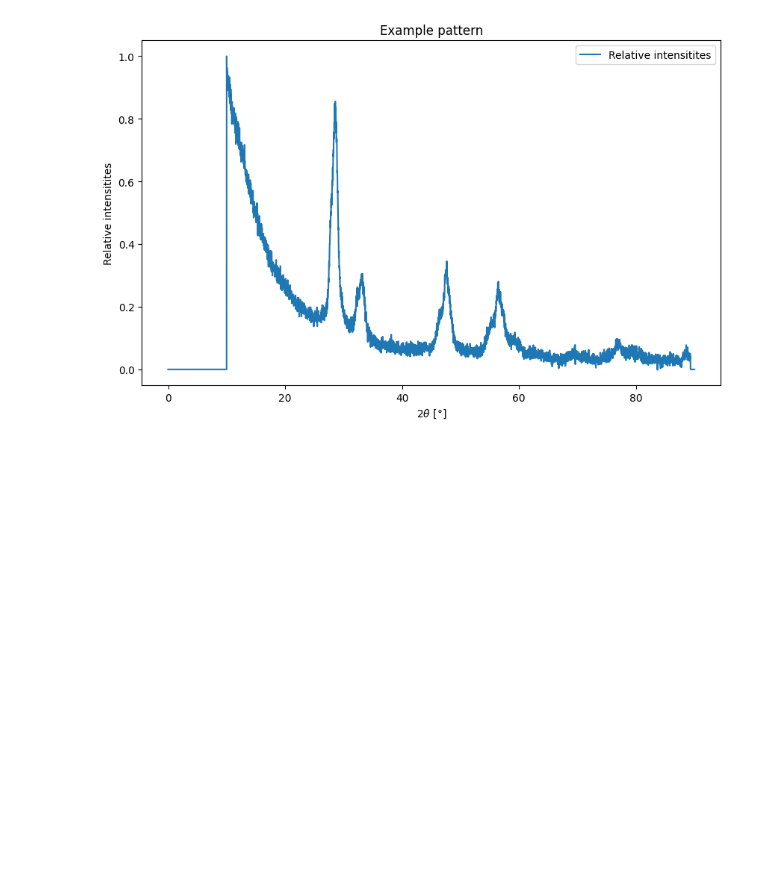
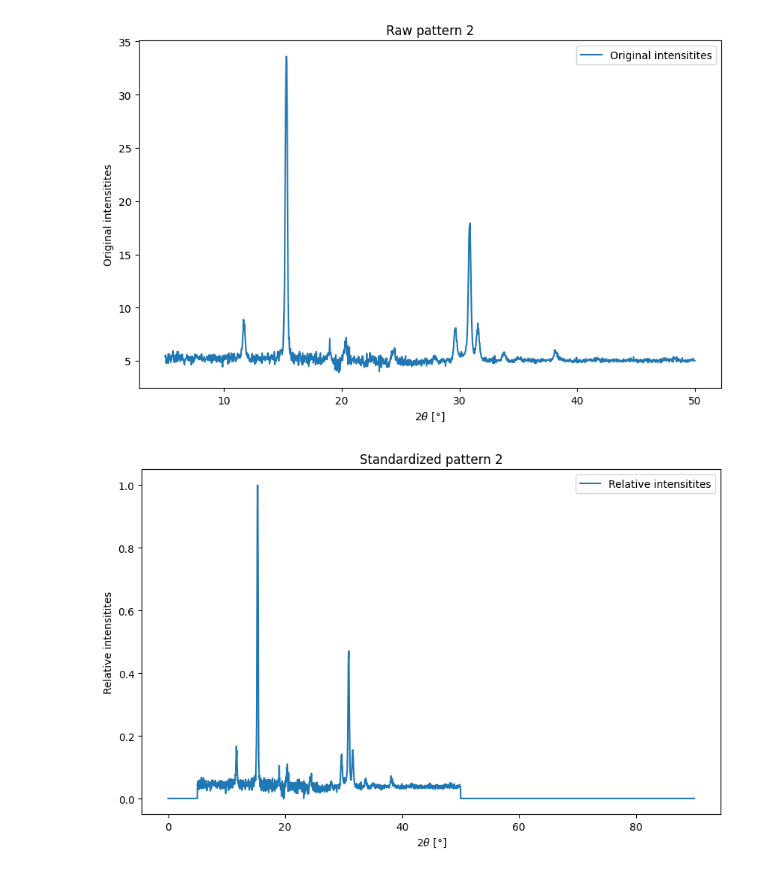
Before and after one commit to aimat-lab/opXRD, a Jupyter notebook: opxrd/usage.ipynb, the cells around one changed output. Cells and saved outputs as stored; diff of their text form; code cells hidden in the pictures; blank space fills up the shorter version.

```diff
--- a/opxrd/usage.ipynb
+++ b/opxrd/usage.ipynb
@@ -8,13 +8,13 @@
 #pattern = opxrd.patterns[0]
 
 import sys
-# This
 stdout = sys.stdout
 from xrdpattern.pattern import XrdPattern
 
-
-single_pattern_fpath = '/home/daniel/aimat/data/opXRD/final/breitung_schweidler_0/pattern_12.json'
-pattern = XrdPattern.load(fpath=single_pattern_fpath)
+p1fpath = '/home/daniel/aimat/data/opXRD/final/siol_wieczorek_0/pattern_0.json'
+p2fpath = '/home/daniel/aimat/data/opXRD/final/siol_wieczorek_0/pattern_1.json'
+p1 = XrdPattern.load(fpath=p1fpath)
+p2 = XrdPattern.load(fpath=p2fpath)
 
 sys.stdout = stdout
 # %% [output]
@@ -39,5 +49,7 @@ asdf
 # %%
-# Standardize
-pattern.plot(title='Example pattern')
+# Plot
+p2.plot(title='Raw pattern 2', apply_standardization=False)
+p2.plot(title='Standardized pattern 2', apply_standardization=True)
 # %% [output]
-[figure, old version]
+[figure, new version]
+[figure, added]
```
Also changed, not shown: parts of 7 cells of this notebook, 1 other file.
